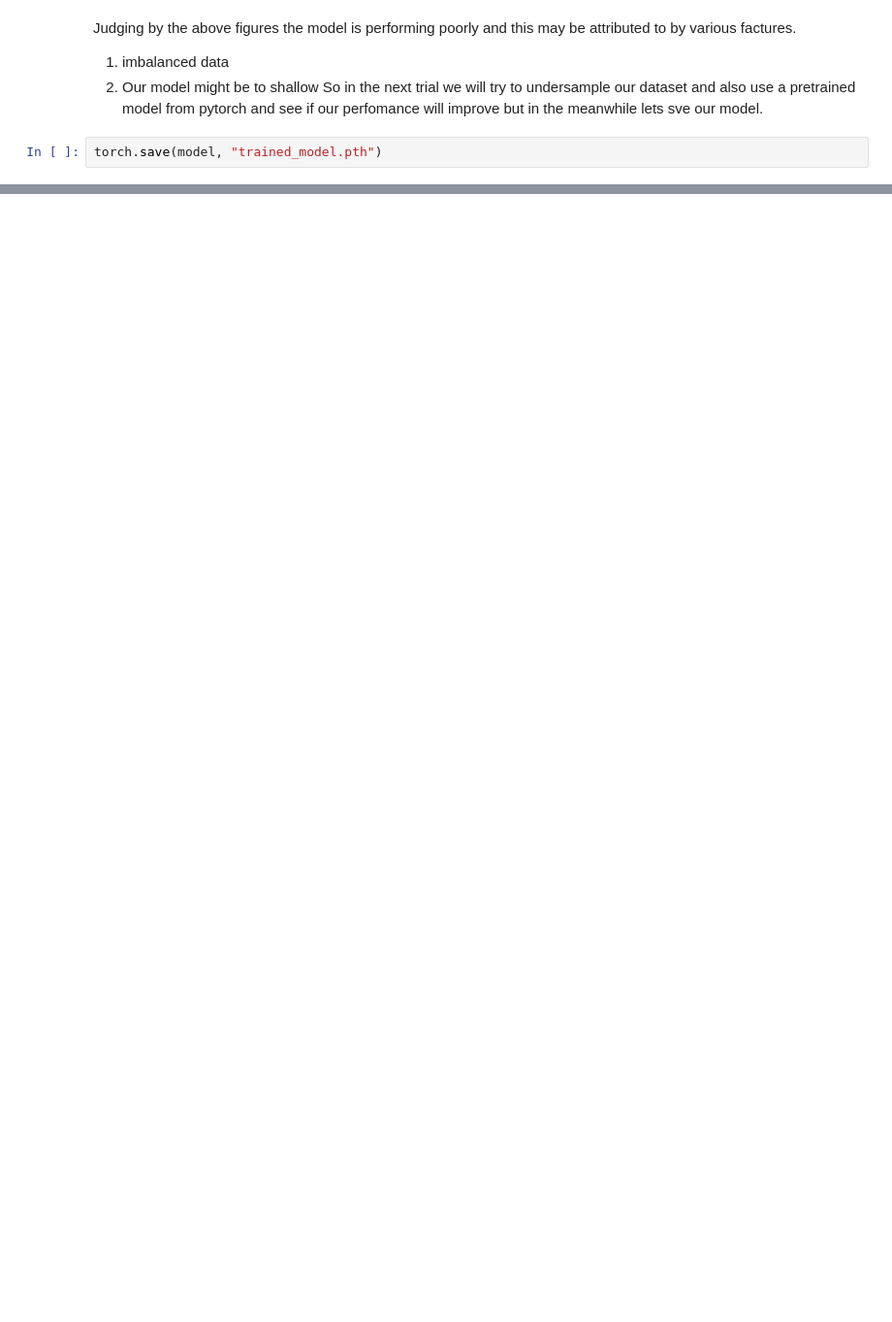
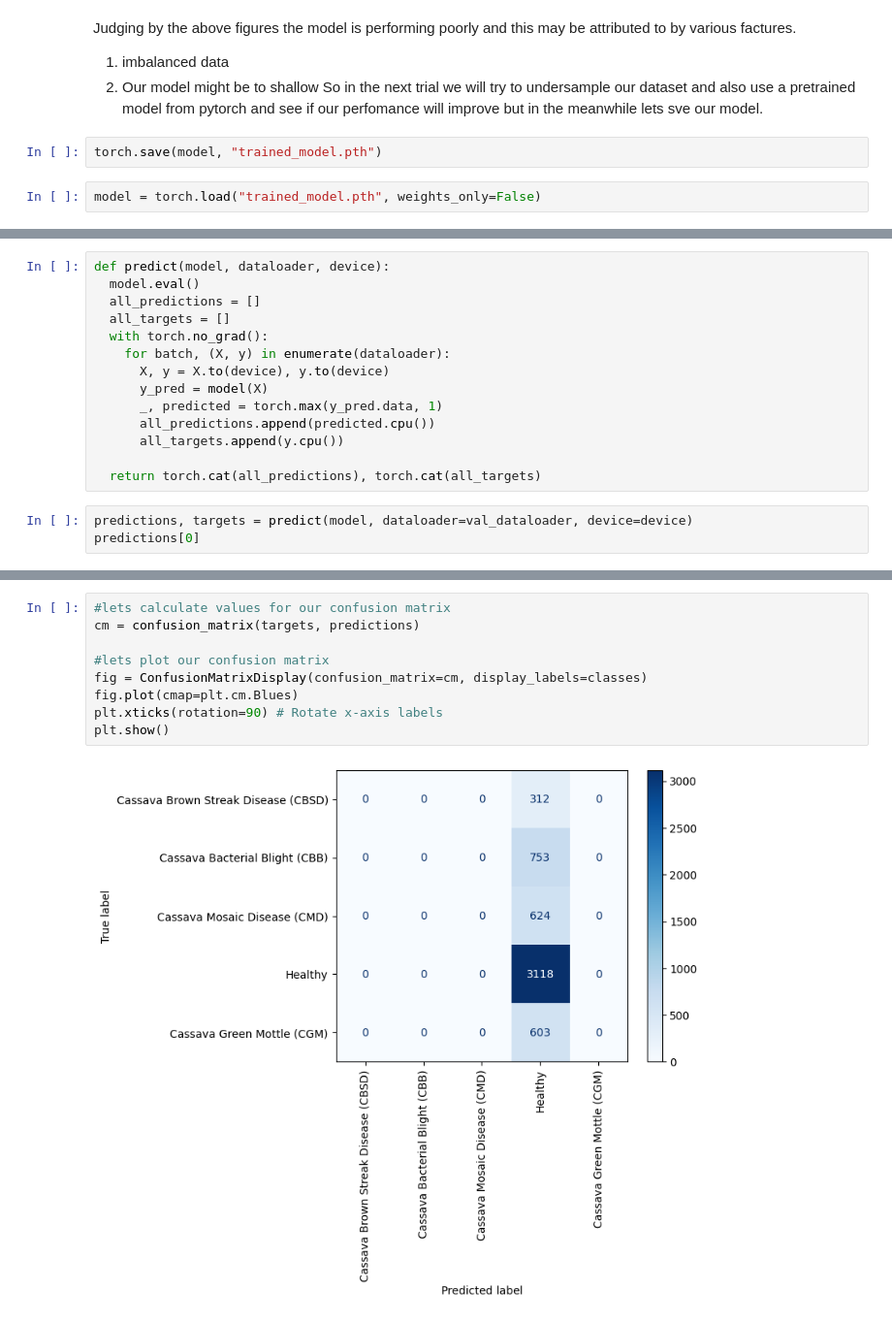
Before and after one commit to Wachacha-jay/Computer_vision_Image_classification, a Jupyter notebook: Classification.ipynb, the cells around one changed output, grey strips where cells are left out. Shown at 97% size. Drawn from its saved outputs; the diff is of its cells as text; blank space fills up the shorter version.

```diff
--- a/Classification.ipynb
+++ b/Classification.ipynb
@@ -466,3 +695,5 @@ Judging by the above figures the model is performing poorly and this may be attr
 So in the next trial we will try to undersample our dataset and also use a pretrained model from pytorch and see if our perfomance will improve but in the meanwhile lets sve our model.
 # %%
 torch.save(model, "trained_model.pth")
+# %%
+model = torch.load("trained_model.pth", weights_only=False)
@@ -468,0 +702,17 @@ torch.save(model, "trained_model.pth")
+# %%
+def predict(model, dataloader, device):
+  model.eval()
+  all_predictions = []
+  all_targets = []
+  with torch.no_grad():
+    for batch, (X, y) in enumerate(dataloader):
+      X, y = X.to(device), y.to(device)
+      y_pred = model(X)
+      _, predicted = torch.max(y_pred.data, 1)
+      all_predictions.append(predicted.cpu())
+      all_targets.append(y.cpu())
+
+  return torch.cat(all_predictions), torch.cat(all_targets)
+# %%
+predictions, targets = predict(model, dataloader=val_dataloader, device=device)
+predictions[0]
@@ -468,0 +727,11 @@ torch.save(model, "trained_model.pth")
+# %%
+#lets calculate values for our confusion matrix
+cm = confusion_matrix(targets, predictions)
+
+#lets plot our confusion matrix
+fig = ConfusionMatrixDisplay(confusion_matrix=cm, display_labels=classes)
+fig.plot(cmap=plt.cm.Blues)
+plt.xticks(rotation=90) # Rotate x-axis labels
+plt.show()
+# %% [output]
+[figure, added]
```
Also changed, not shown: parts of 48 cells of this notebook.
